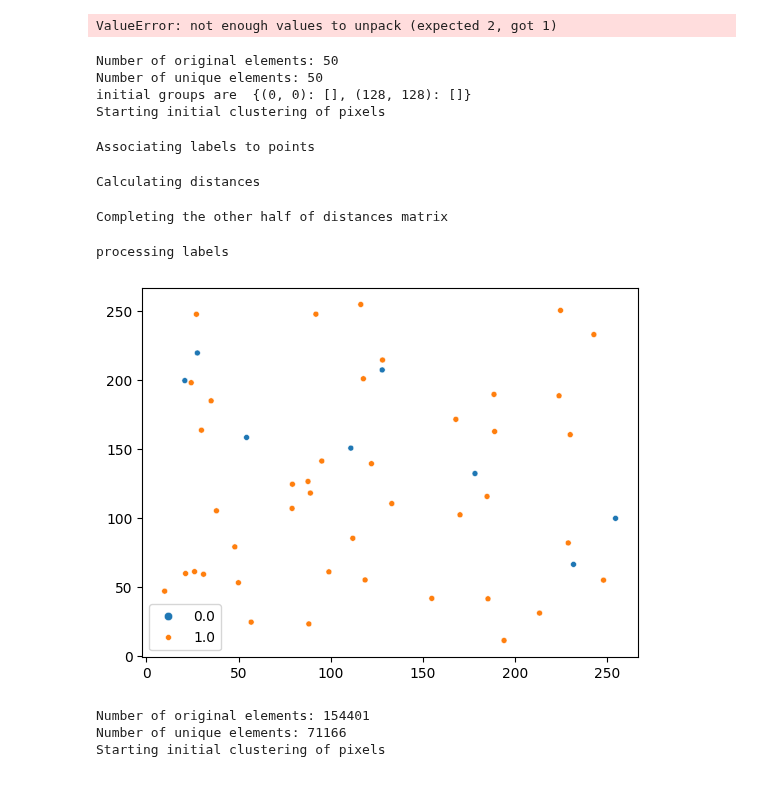
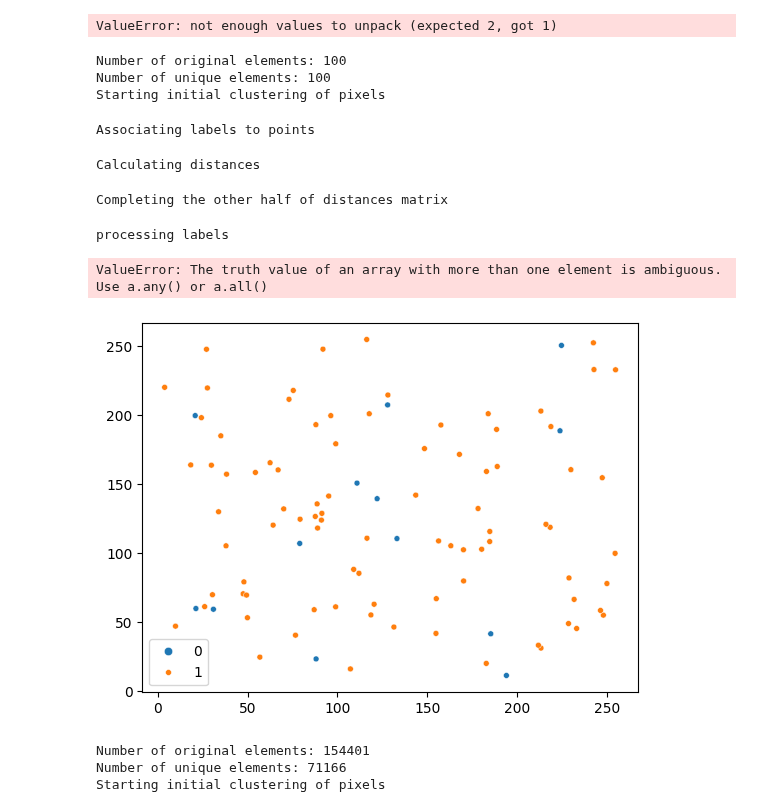
Before and after one commit to ronTohar1/CV_training, a Jupyter notebook: data_science/5_clustering/clustering_imp.ipynb, the cells around one changed output. Drawn from its saved outputs; the diff is of its cells as text; code cells hidden in the pictures.

Commit message:
works without unique

```diff
--- a/data_science/5_clustering/clustering_imp.ipynb
+++ b/data_science/5_clustering/clustering_imp.ipynb
@@ -472,9 +472,17 @@ class AgglomerativeClustering:
 
 
     def fit(self, X,):
+        # sorted_indices = np.argsort(X[:, 0])
+
+        # Apply the sorted indices to the original array
+        # X = X[sorted_indices]
 
         X_original = np.array(X)
+        # X_original.sort(axis=0)
         X = np.unique(X_original, axis=0)
+
+
+
         print("Number of original elements:", len(X_original))
         print("Number of unique elements:", len(X))
         # Make sure it is vectors (wrap in list if needed - if it is 1-dimensional)
@@ -499,7 +507,7 @@ class AgglomerativeClustering:
 
         self._map_clusters_to_new_range()
         self.clusters = current_clusters
-        labels = self._get_labels(X_original)
+        labels = self._get_labels(X_original, X)
         self.centroids = self._get_centroids(labels,X_original)
         return labels
 
@@ -584,7 +592,7 @@ class AgglomerativeClustering:
             j = i * d
             groups[tuple([j for k in range(num_channels)])] = [] # init groups
 
-        print("initial groups are ", groups)
+        # print("initial groups are ", groups)
         print("Starting initial clustering of pixels")
         for i, p in tqdm(enumerate(points)):
             # if i%10000 == 0:
@@ -597,14 +605,26 @@ class AgglomerativeClustering:
         groups_keys = [g for g in groups.keys() if len(groups[g]) > 0]
         self.starting_clusters_clusters = np.arange(len(groups_values))
 
+        # print("group values")
+        # print(groups_values)
+        # for i,group_values in enumerate(groups_values):
+            # print("i", i, group_values)
+        # print("group keys")
+        # print(groups_keys)
+
 
         self.elements_initial_cluster_index = np.zeros(len(points), dtype=int)
         print("Associating labels to points")
+        # print(points)
         for i, p in tqdm(enumerate(points)):
             # group_key = min(groups.keys(), key=lambda c: self.compute_distance([p], [c]))
             group_key = min(groups.keys(), key=lambda c: euclidean_distance(p,c))
+            # print("value", p, "key:", group_key)
+
             cluster_index = groups_keys.index(group_key)
             self.elements_initial_cluster_index[i] = cluster_index
+
+
 
         return groups_values # return all groups with points
 
@@ -616,11 +636,15 @@ class AgglomerativeClustering:
 
         self.starting_clusters_clusters = mapped_list
 
-    def _get_labels(self,X):
+    def _get_labels(self,X, unique_X):
         print("processing labels")
         labels = np.zeros(len(X))
-        for i, cluster_index in tqdm(enumerate(self.elements_initial_cluster_index)):
-            labels[i] = int(self.starting_clusters_clusters[int(cluster_index)])
+        # for i, cluster_index in tqdm(enumerate(self.elements_initial_cluster_index)):
+            # labels[i] = int(self.starting_clusters_clusters[int(cluster_index)])
+        unique_X = list(unique_X)
+        for i,element in enumerate(X):
+            unique_element_index = unique_X.index(list(element))
+            labels[i] = self.starting_clusters_clusters[self.elements_initial_cluster_index[unique_element_index]]
 
         return labels
 
@@ -655,32 +679,37 @@ class AgglomerativeClustering:
         return np.mean(np.linalg.norm(cluster1[:, np.newaxis] - cluster2, axis=2))
 
 np.random.seed(150)
-X = np.random.rand(50, 2)
+X = np.random.rand(100, 2)
 X = X * 254 + 1
 
 # Initialize and fit AgglomerativeClustering
 agglo = AgglomerativeClustering(n_clusters=20, initial_k=2)
 labels = agglo.fit(X)
 
-# print("Cluster labels:", labels)
-# print("CLUSTERS:",agglo.clusters)
+print("Cluster labels:", labels)
+print("CLUSTERS:",agglo.clusters)
 
 # clustered_image = cluster_image(star_image, 5, clustering_class=AgglomerativeClustering)
 # plt.imshow(clustered_image)
 # %% [output]
-Number of original elements: 50
-Number of unique elements: 50
-initial groups are  {(0, 0): [], (128, 128): []}
+Number of original elements: 100
+Number of unique elements: 100
 Starting initial clustering of pixels
 Associating labels to points
 Calculating distances
 Completing the other half of distances matrix
 processing labels
+ValueError: The truth value of an array with more than one element is ambiguous. Use a.any() or a.all()
 # %%
+labels = agglo.elements_initial_cluster_index
+# print(labels)
+# X = X[np.argsort(X[:,0])]
+
+# print(np.unique(X,axis=0))
 sns.scatterplot(x=X[:,0],y=X[:,1],hue=labels,size=1)
 plt.show()
 # %% [output]
-[figure, old version]
+[figure, new version]
 # %%
 clustered_image = cluster_image(star_image, 3, clustering_class=AgglomerativeClustering)
 plt.imshow(clustered_image)
```
